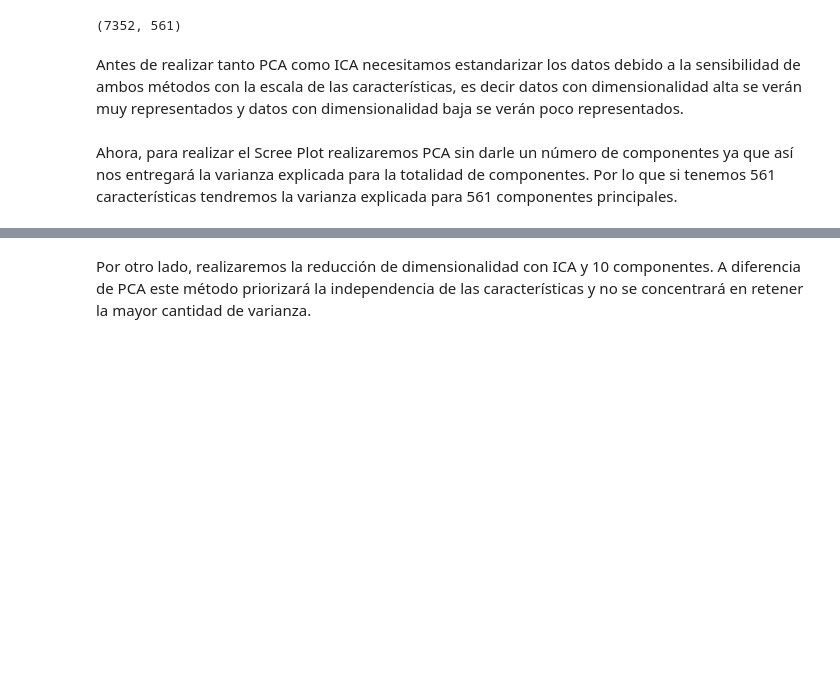
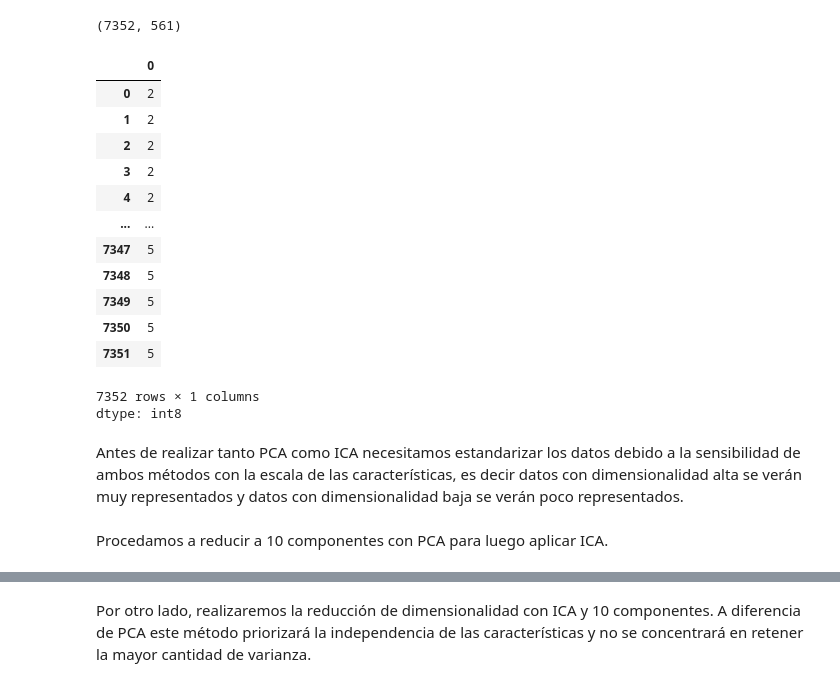
Before and after one commit to Kevin2558/Data_Science_Borrador, a Jupyter notebook: 09_Tareas_Proyectos/Tarea_2.ipynb, the cells around one changed output, grey strips where cells are left out. Cells and saved outputs as stored; diff of their text form; code cells hidden in the pictures; blank space fills up the shorter version.

```diff
--- a/09_Tareas_Proyectos/Tarea_2.ipynb
+++ b/09_Tareas_Proyectos/Tarea_2.ipynb
@@ -217,10 +219,28 @@ Notemos que las últimas dos columnas no aportan información para realizar la r
 
 Por esto procederemos a eliminarlas.
 # %%
-df2 = df2.drop(columns=['subject','Activity'])
-df2.shape
+X = df2.drop(columns=['subject','Activity'])
+X.shape
 # %% [output]
 (7352, 561)
+# %%
+y = df2['Activity'].astype('category').cat.codes
+y
+# %% [output]
+|  | 0 |
+| 0 | 2 |
+| 1 | 2 |
+| 2 | 2 |
+| 3 | 2 |
+| 4 | 2 |
+| ... | ... |
+| 7347 | 5 |
+| 7348 | 5 |
+| 7349 | 5 |
+| 7350 | 5 |
+| 7351 | 5 |
+7352 rows × 1 columns
+dtype: int8
 # %% [markdown]
 Antes de realizar tanto PCA como ICA necesitamos estandarizar los datos debido a la sensibilidad de ambos métodos con la escala de las características, es decir datos con dimensionalidad alta se verán muy representados y datos con dimensionalidad baja se verán poco representados.
 # %%
@@ -229,3 +249,3 @@ X_scaled_2 = scaler.fit_transform(df2)
-# %% [markdown]
-Ahora, para realizar el Scree Plot realizaremos PCA sin darle un número de componentes ya que así nos entregará la varianza explicada para la totalidad de componentes. Por lo que si tenemos 561 características tendremos la varianza explicada para 561 componentes principales.
+# %% [markdown]
+Procedamos a reducir a 10 componentes con PCA para luego aplicar ICA.
 # %%
```
Also changed, not shown: parts of 150 cells of this notebook.
